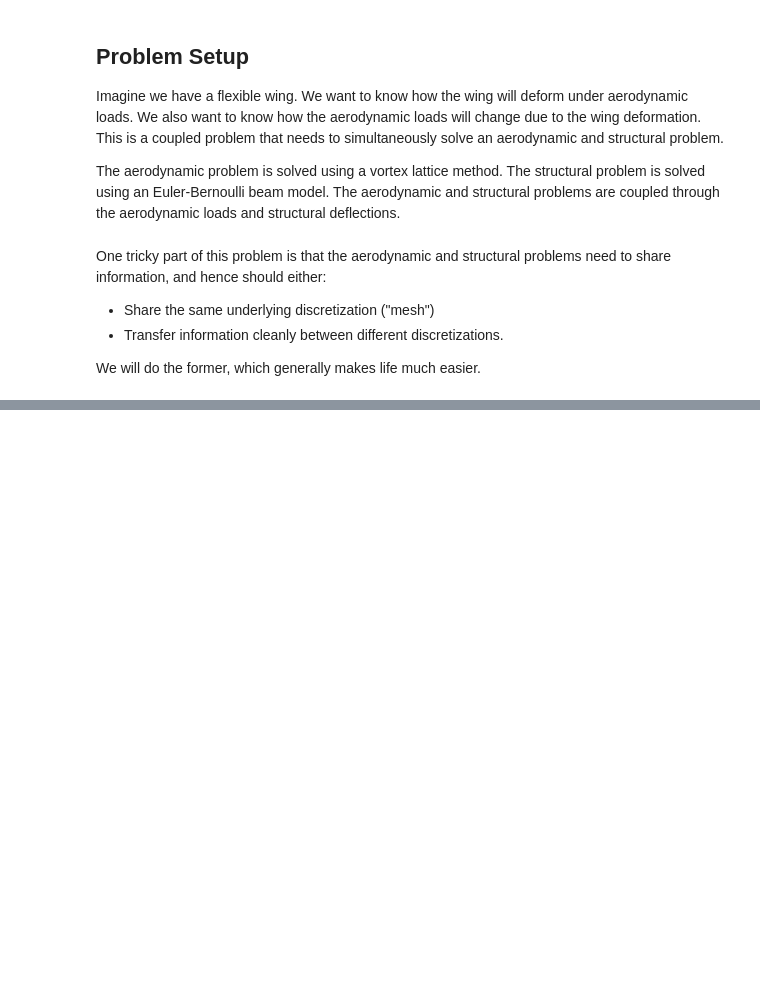
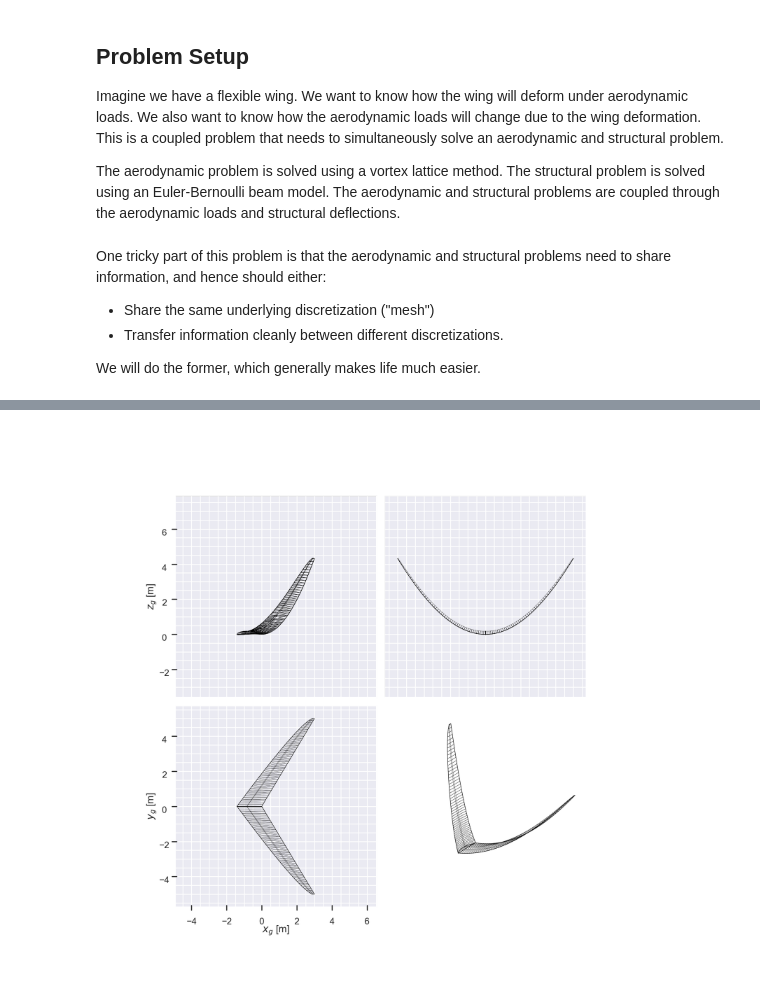
Before and after one commit to peterdsharpe/AeroSandbox, a Jupyter notebook: tutorial/07 - Structures/03 - Coupled Aerostructures/01 - Steady Wing Aerostructural Analysis.ipynb, the cells around one changed output, grey strips where cells are left out. Drawn from its saved outputs; the diff is of its cells as text; code cells hidden in the pictures; blank space fills up the shorter version.

```diff
--- a/tutorial/07 - Structures/03 - Coupled Aerostructures/01 - Steady Wing Aerostructural Analysis.ipynb
+++ b/tutorial/07 - Structures/03 - Coupled Aerostructures/01 - Steady Wing Aerostructural Analysis.ipynb
@@ -69,0 +199,89 @@ def make_wing(
+# %%
+import aerosandbox as asb
+import aerosandbox.numpy as np
+
+### Gather known-a-priori problem info
+ys = ys_over_half_span * (span / 2)
+EI = chords ** 3 * 10
+GJ = chords ** 2 * 10
+
+### Specify the unknowns in the context of an optimization problem
+opti = asb.Opti()
+
+u = opti.variable(
+    init_guess=np.linspace(0, 1.5) ** 2,
+)
+
+# theta = opti.variable(
+#     init_guess=np.linspace(0, -15),
+# )
+
+### Make the geometry
+wing = make_wing(
+    span=span,
+    ys_over_half_span=ys_over_half_span,
+    chords=chords,
+    twists=twists,
+    offsets=offsets,
+    heave_displacements=u,
+    # twist_displacements=theta,
+)
+
+### Do the aero analysis
+vlm = asb.VortexLatticeMethod(
+    airplane=asb.Airplane(
+        name="Aerostructures Test",
+        xyz_ref=[0, 0, 0],
+        wings=[wing],
+    ),
+    op_point=asb.OperatingPoint(
+        velocity=10,
+        alpha=5,
+    ),
+    chordwise_resolution=1,
+    spanwise_resolution=1,
+)
+aero = vlm.run()
+
+### Do the structures analysis
+du = opti.derivative_of(
+    variable=u, with_respect_to=ys,
+    derivative_init_guess=np.zeros_like(u),
+)
+ddu = opti.derivative_of(
+    variable=du, with_respect_to=ys,
+    derivative_init_guess=np.zeros_like(u),
+)
+# dEIddu = opti.derivative_of(
+#     variable=EI * ddu, with_respect_to=ys,
+#     derivative_init_guess=np.zeros_like(u),
+# )
+
+opti.subject_to([  # Add the boundary conditions
+    u[0] == 0,
+    du[0] == 0,
+    ddu[-1] == 0,
+])
+
+### Link the two analyses together
+opti.constrain_derivative(
+    variable=EI * ddu, with_respect_to=ys,
+    derivative=np.concatenate([
+        -vlm.forces_geometry[:len(ys) - 1, 2],
+        0
+    ]),
+)
+
+### Solve the system
+sol = opti.solve()
+
+wing_deformed = make_wing(
+    span=span,
+    ys_over_half_span=ys_over_half_span,
+    chords=chords,
+    twists=twists,
+    offsets=offsets,
+    heave_displacements=sol.value(u),
+    # twist_displacements=sol.value(theta),
+).draw_three_view()
+# %% [output]
@@ -69,0 +305 @@ def make_wing(
+[figure, added]
```
Also changed, not shown: parts of 6 cells of this notebook.
